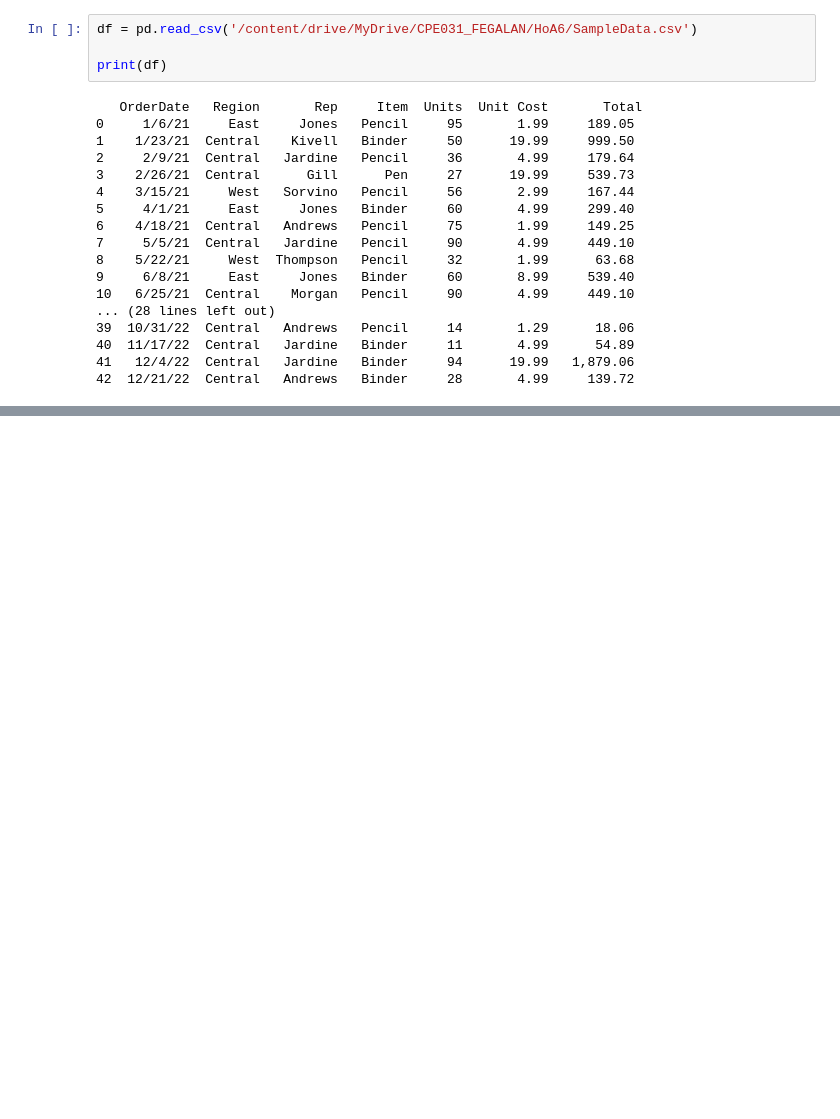
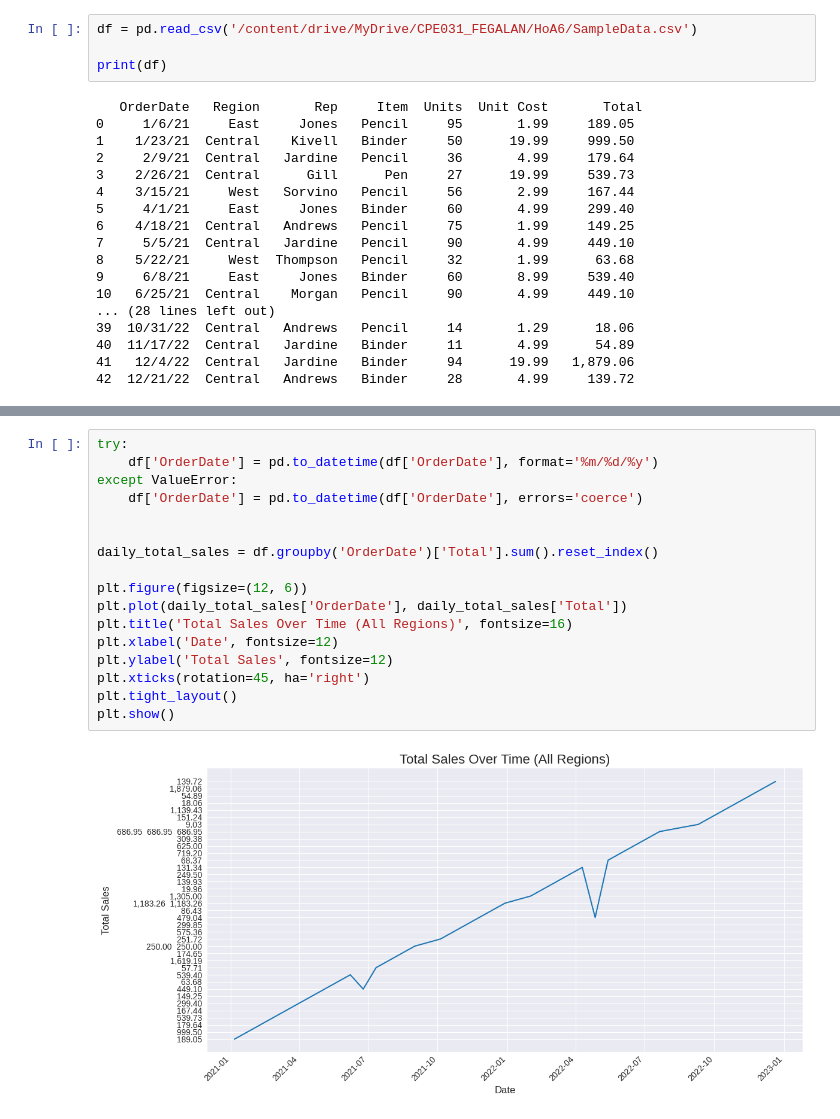
Before and after one commit to christopherfegalan/CPE031_Visualization_and_Data_Analysis, a Jupyter notebook: Hands-on Activities/HoA6_Fegalan.ipynb, the cells around one changed output, grey strips where cells are left out. Drawn from its saved outputs; the diff is of its cells as text; blank space fills up the shorter version.

```diff
--- a/Hands-on Activities/HoA6_Fegalan.ipynb
+++ b/Hands-on Activities/HoA6_Fegalan.ipynb
@@ -40,0 +104,19 @@ print(df)
+# %%
+try:
+    df['OrderDate'] = pd.to_datetime(df['OrderDate'], format='%m/%d/%y')
+except ValueError:
+    df['OrderDate'] = pd.to_datetime(df['OrderDate'], errors='coerce')
+
+
+daily_total_sales = df.groupby('OrderDate')['Total'].sum().reset_index()
+
+plt.figure(figsize=(12, 6))
+plt.plot(daily_total_sales['OrderDate'], daily_total_sales['Total'])
+plt.title('Total Sales Over Time (All Regions)', fontsize=16)
+plt.xlabel('Date', fontsize=12)
+plt.ylabel('Total Sales', fontsize=12)
+plt.xticks(rotation=45, ha='right')
+plt.tight_layout()
+plt.show()
+# %% [output]
+[figure, added]
```
Also changed, not shown: parts of 7 cells of this notebook.
